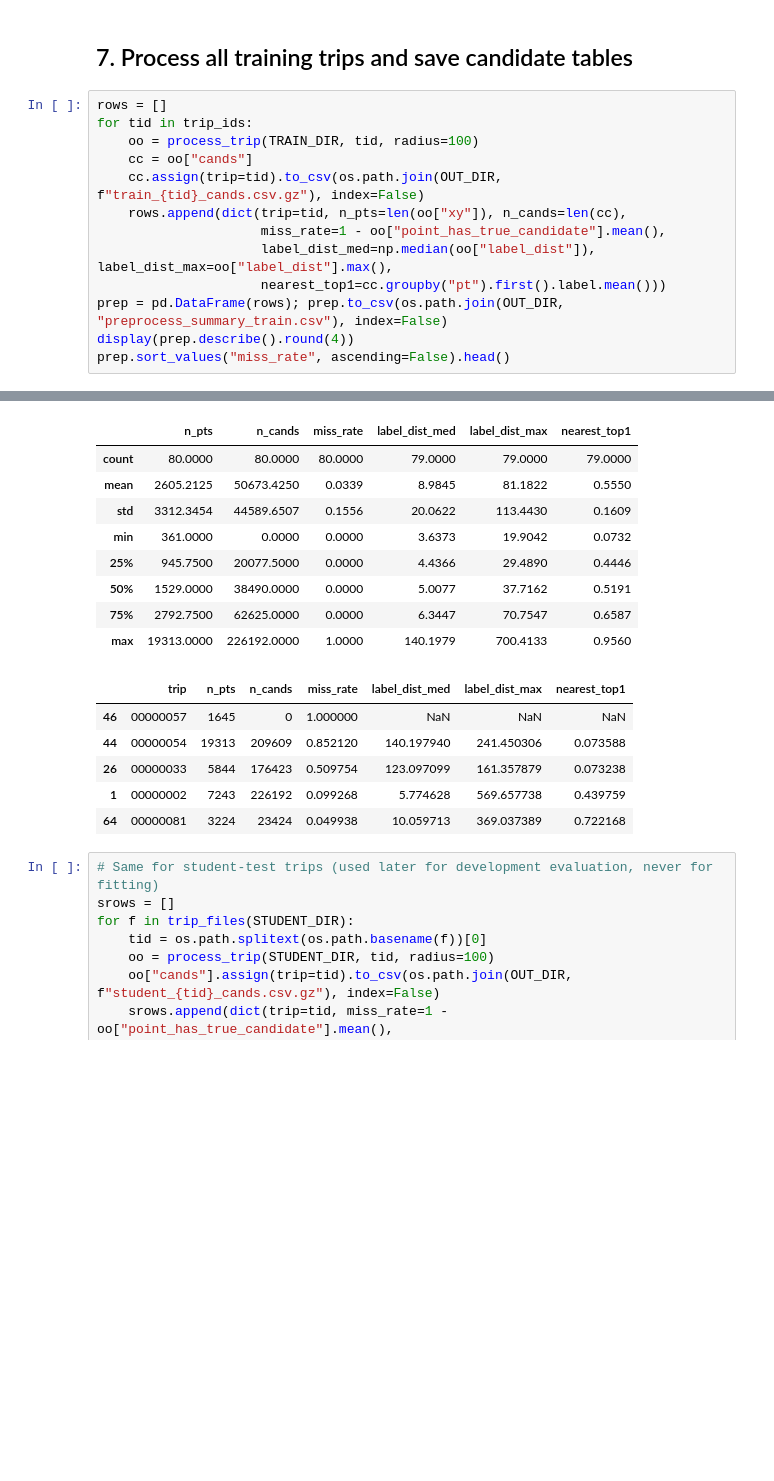
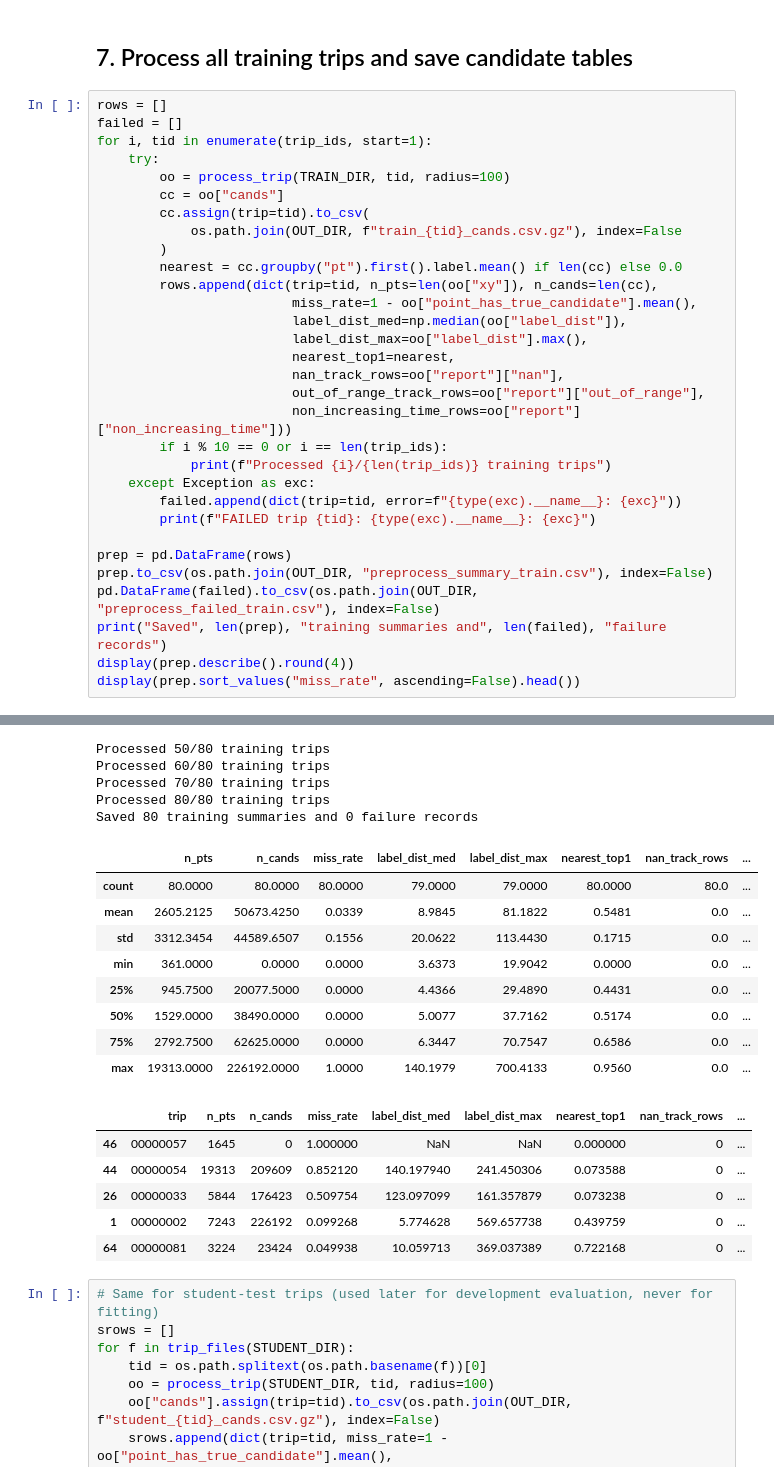
Before and after one commit to PraveenBalajiP/PathSnap_ML_Hackathon, a Jupyter notebook: PathSnap_Preprocessing.ipynb, the cells around one changed output, grey strips where cells are left out. Saved outputs shown, nothing was run; the diff lists cells and outputs as text; blank space fills up the shorter version.

Commit message:
Data Preprocessing

```diff
--- a/PathSnap_Preprocessing.ipynb
+++ b/PathSnap_Preprocessing.ipynb
@@ -427,15 +460,33 @@ m
 ## 7. Process all training trips and save candidate tables
 # %%
 rows = []
-for tid in trip_ids:
-    oo = process_trip(TRAIN_DIR, tid, radius=100)
-    cc = oo["cands"]
-    cc.assign(trip=tid).to_csv(os.path.join(OUT_DIR, f"train_{tid}_cands.csv.gz"), index=False)
-    rows.append(dict(trip=tid, n_pts=len(oo["xy"]), n_cands=len(cc),
-                     miss_rate=1 - oo["point_has_true_candidate"].mean(),
-                     label_dist_med=np.median(oo["label_dist"]), label_dist_max=oo["label_dist"].max(),
-                     nearest_top1=cc.groupby("pt").first().label.mean()))
-prep = pd.DataFrame(rows); prep.to_csv(os.path.join(OUT_DIR, "preprocess_summary_train.csv"), index=False)
+failed = []
+for i, tid in enumerate(trip_ids, start=1):
+    try:
+        oo = process_trip(TRAIN_DIR, tid, radius=100)
+        cc = oo["cands"]
+        cc.assign(trip=tid).to_csv(
+            os.path.join(OUT_DIR, f"train_{tid}_cands.csv.gz"), index=False
+        )
+        nearest = cc.groupby("pt").first().label.mean() if len(cc) else 0.0
+        rows.append(dict(trip=tid, n_pts=len(oo["xy"]), n_cands=len(cc),
+                         miss_rate=1 - oo["point_has_true_candidate"].mean(),
+                         label_dist_med=np.median(oo["label_dist"]),
+                         label_dist_max=oo["label_dist"].max(),
+                         nearest_top1=nearest,
+                         nan_track_rows=oo["report"]["nan"],
+                         out_of_range_track_rows=oo["report"]["out_of_range"],
+                         non_increasing_time_rows=oo["report"]["non_increasing_time"]))
+        if i % 10 == 0 or i == len(trip_ids):
+            print(f"Processed {i}/{len(trip_ids)} training trips")
+    except Exception as exc:
+        failed.append(dict(trip=tid, error=f"{type(exc).__name__}: {exc}"))
+        print(f"FAILED trip {tid}: {type(exc).__name__}: {exc}")
+
+prep = pd.DataFrame(rows)
+prep.to_csv(os.path.join(OUT_DIR, "preprocess_summary_train.csv"), index=False)
+pd.DataFrame(failed).to_csv(os.path.join(OUT_DIR, "preprocess_failed_train.csv"), index=False)
+print("Saved", len(prep), "training summaries and", len(failed), "failure records")
 display(prep.describe().round(4))
-prep.sort_values("miss_rate", ascending=False).head()
+display(prep.sort_values("miss_rate", ascending=False).head())
 # %% [output]
@@ -442,18 +497,23 @@ prep.sort_values("miss_rate", ascending=False).head()
+Processed 50/80 training trips
+Processed 60/80 training trips
+Processed 70/80 training trips
+Processed 80/80 training trips
+Saved 80 training summaries and 0 failure records
-|  | n_pts | n_cands | miss_rate | label_dist_med | label_dist_max | nearest_top1 |
-| count | 80.0000 | 80.0000 | 80.0000 | 79.0000 | 79.0000 | 79.0000 |
-| mean | 2605.2125 | 50673.4250 | 0.0339 | 8.9845 | 81.1822 | 0.5550 |
-| std | 3312.3454 | 44589.6507 | 0.1556 | 20.0622 | 113.4430 | 0.1609 |
-| min | 361.0000 | 0.0000 | 0.0000 | 3.6373 | 19.9042 | 0.0732 |
-| 25% | 945.7500 | 20077.5000 | 0.0000 | 4.4366 | 29.4890 | 0.4446 |
-| 50% | 1529.0000 | 38490.0000 | 0.0000 | 5.0077 | 37.7162 | 0.5191 |
-| 75% | 2792.7500 | 62625.0000 | 0.0000 | 6.3447 | 70.7547 | 0.6587 |
-| max | 19313.0000 | 226192.0000 | 1.0000 | 140.1979 | 700.4133 | 0.9560 |
+|  | n_pts | n_cands | miss_rate | label_dist_med | label_dist_max | nearest_top1 | nan_track_rows | ... |
+| count | 80.0000 | 80.0000 | 80.0000 | 79.0000 | 79.0000 | 80.0000 | 80.0 | ... |
+| mean | 2605.2125 | 50673.4250 | 0.0339 | 8.9845 | 81.1822 | 0.5481 | 0.0 | ... |
+| std | 3312.3454 | 44589.6507 | 0.1556 | 20.0622 | 113.4430 | 0.1715 | 0.0 | ... |
+| min | 361.0000 | 0.0000 | 0.0000 | 3.6373 | 19.9042 | 0.0000 | 0.0 | ... |
+| 25% | 945.7500 | 20077.5000 | 0.0000 | 4.4366 | 29.4890 | 0.4431 | 0.0 | ... |
+| 50% | 1529.0000 | 38490.0000 | 0.0000 | 5.0077 | 37.7162 | 0.5174 | 0.0 | ... |
+| 75% | 2792.7500 | 62625.0000 | 0.0000 | 6.3447 | 70.7547 | 0.6586 | 0.0 | ... |
+| max | 19313.0000 | 226192.0000 | 1.0000 | 140.1979 | 700.4133 | 0.9560 | 0.0 | ... |
-|  | trip | n_pts | n_cands | miss_rate | label_dist_med | label_dist_max | nearest_top1 |
-| 46 | 00000057 | 1645 | 0 | 1.000000 | NaN | NaN | NaN |
-| 44 | 00000054 | 19313 | 209609 | 0.852120 | 140.197940 | 241.450306 | 0.073588 |
-| 26 | 00000033 | 5844 | 176423 | 0.509754 | 123.097099 | 161.357879 | 0.073238 |
-| 1 | 00000002 | 7243 | 226192 | 0.099268 | 5.774628 | 569.657738 | 0.439759 |
-| 64 | 00000081 | 3224 | 23424 | 0.049938 | 10.059713 | 369.037389 | 0.722168 |
+|  | trip | n_pts | n_cands | miss_rate | label_dist_med | label_dist_max | nearest_top1 | nan_track_rows | ... |
+| 46 | 00000057 | 1645 | 0 | 1.000000 | NaN | NaN | 0.000000 | 0 | ... |
+| 44 | 00000054 | 19313 | 209609 | 0.852120 | 140.197940 | 241.450306 | 0.073588 | 0 | ... |
+| 26 | 00000033 | 5844 | 176423 | 0.509754 | 123.097099 | 161.357879 | 0.073238 | 0 | ... |
+| 1 | 00000002 | 7243 | 226192 | 0.099268 | 5.774628 | 569.657738 | 0.439759 | 0 | ... |
+| 64 | 00000081 | 3224 | 23424 | 0.049938 | 10.059713 | 369.037389 | 0.722168 | 0 | ... |
 # %%
 # Same for student-test trips (used later for development evaluation, never for fitting)
 srows = []
```
Also changed, not shown: parts of 2 cells of this notebook, 1 other file.
